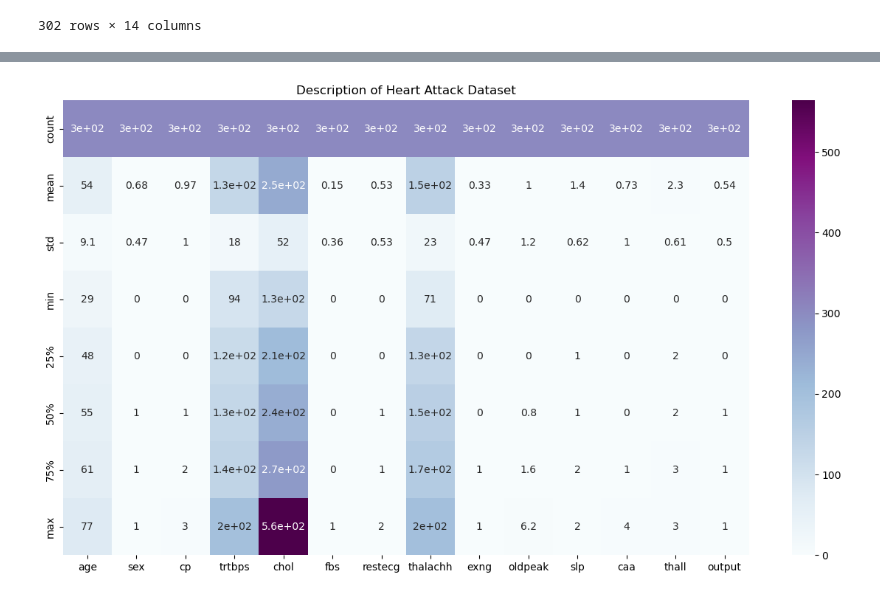
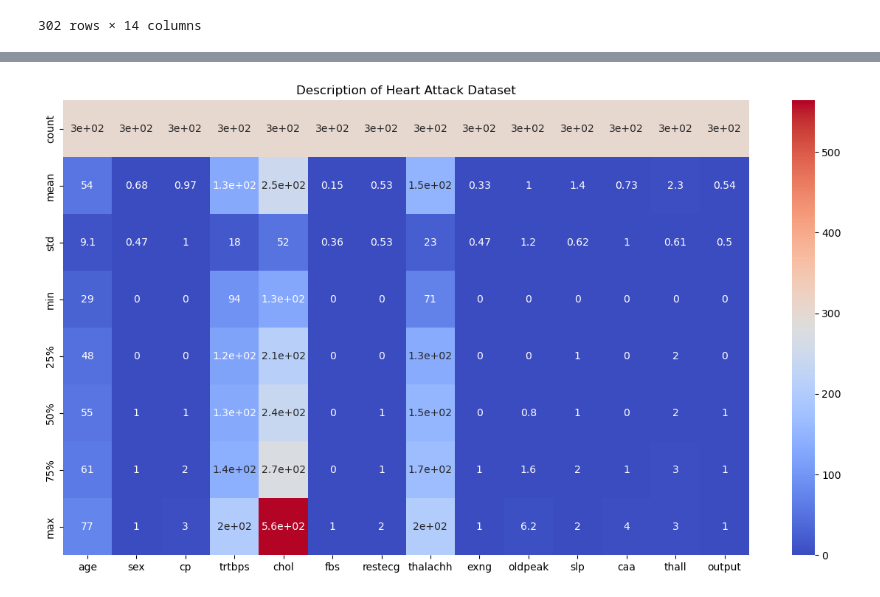
Before and after one commit to yerkinovaaa/heart-attack-analysis, a Jupyter notebook: heart-attack-analysis.ipynb, the cells around one changed output, grey strips where cells are left out. Saved outputs shown, nothing was run; the diff lists cells and outputs as text; code cells hidden in the pictures.

```diff
--- a/heart-attack-analysis.ipynb
+++ b/heart-attack-analysis.ipynb
@@ -156,8 +156,8 @@ heart_data.describe()
 | max | 77.000000 | 1.000000 | 3.000000 | 200.000000 | 564.000000 | 1.000000 | 2.000000 | 202.000000 | 1.000000 | 6.200000 | 2.000000 | ... |
 # %%
 plt.figure(figsize=(15,8))
-sns.heatmap(heart_data.describe(), cmap="BuPu", annot=True)
+sns.heatmap(heart_data.describe(), cmap="coolwarm", annot=True)
 plt.title('Description of Heart Attack Dataset')
 plt.show()
 # %% [output]
-[figure, old version]
+[figure, new version]
```
